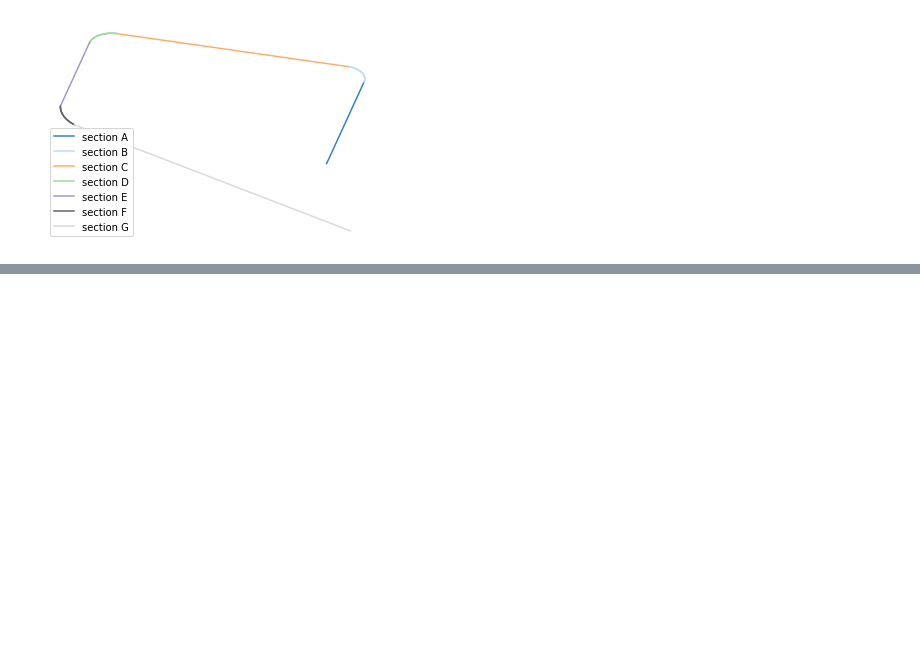
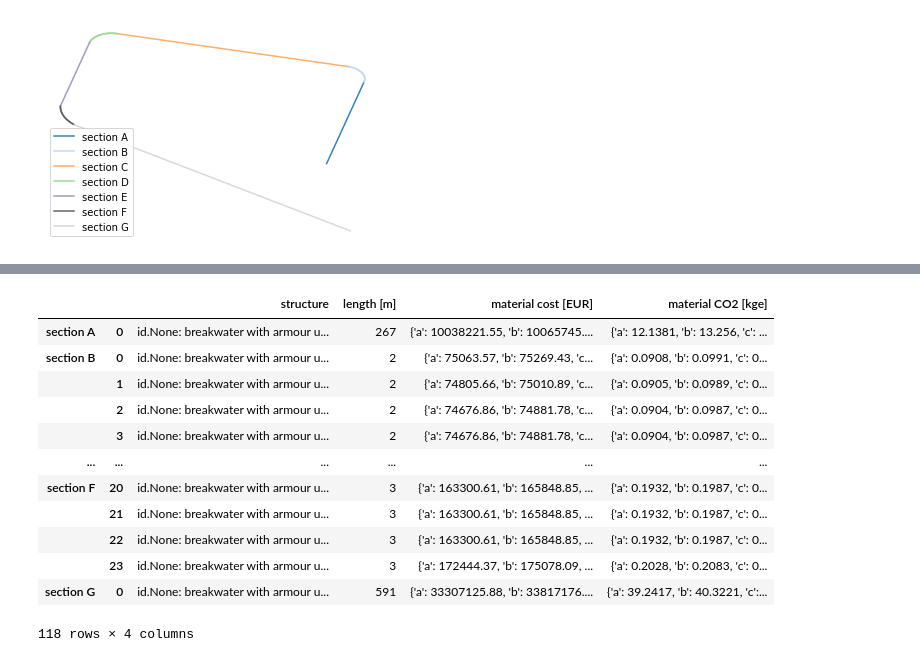
Before and after one commit to Sander-w/breakwater, a Jupyter notebook: Notebooks/Input_Automation.ipynb, the cells around one changed output, grey strips where cells are left out. Cells and saved outputs as stored; diff of their text form; code cells hidden in the pictures; blank space fills up the shorter version.

```diff
--- a/Notebooks/Input_Automation.ipynb
+++ b/Notebooks/Input_Automation.ipynb
@@ -323,4 +315,26 @@ Cubipod_procurement = {
                         62.5: {'cost': 105.51 + 20.83, 'CO2': 1.46*10**-4},
                         95.83: {'cost': 105.51 + 20.83, 'CO2': 1.46*10**-4},
                         }
+# %%
+df_material_cost = EI_3D.totalcost_3D(
+                                       core_price= {'cost': 11, 'CO2': 9*10**-6},
+                                       grading_price= rock_procurement,
+                                       unit_price= Cubipod_procurement
+                                      )
+# %%
+df_material_cost
+# %% [output]
+|  |  | structure | length [m] | material cost [EUR] | material CO2 [kge] |
+| section A | 0 | id.None: breakwater with armour u... | 267 | {'a': 10038221.55, 'b': 10065745.... | {'a': 12.1381, 'b': 13.256, 'c': ... |
+| section B | 0 | id.None: breakwater with armour u... | 2 | {'a': 75063.57, 'b': 75269.43, 'c... | {'a': 0.0908, 'b': 0.0991, 'c': 0... |
+|  | 1 | id.None: breakwater with armour u... | 2 | {'a': 74805.66, 'b': 75010.89, 'c... | {'a': 0.0905, 'b': 0.0989, 'c': 0... |
+|  | 2 | id.None: breakwater with armour u... | 2 | {'a': 74676.86, 'b': 74881.78, 'c... | {'a': 0.0904, 'b': 0.0987, 'c': 0... |
+|  | 3 | id.None: breakwater with armour u... | 2 | {'a': 74676.86, 'b': 74881.78, 'c... | {'a': 0.0904, 'b': 0.0987, 'c': 0... |
+| ... | ... | ... | ... | ... | ... |
+| section F | 20 | id.None: breakwater with armour u... | 3 | {'a': 163300.61, 'b': 165848.85, ... | {'a': 0.1932, 'b': 0.1987, 'c': 0... |
+|  | 21 | id.None: breakwater with armour u... | 3 | {'a': 163300.61, 'b': 165848.85, ... | {'a': 0.1932, 'b': 0.1987, 'c': 0... |
+|  | 22 | id.None: breakwater with armour u... | 3 | {'a': 163300.61, 'b': 165848.85, ... | {'a': 0.1932, 'b': 0.1987, 'c': 0... |
+|  | 23 | id.None: breakwater with armour u... | 3 | {'a': 172444.37, 'b': 175078.09, ... | {'a': 0.2028, 'b': 0.2083, 'c': 0... |
+| section G | 0 | id.None: breakwater with armour u... | 591 | {'a': 33307125.88, 'b': 33817176.... | {'a': 39.2417, 'b': 40.3221, 'c':... |
+118 rows × 4 columns
 # %%
```
Also changed, not shown: parts of 9 cells of this notebook, 8 other files.
